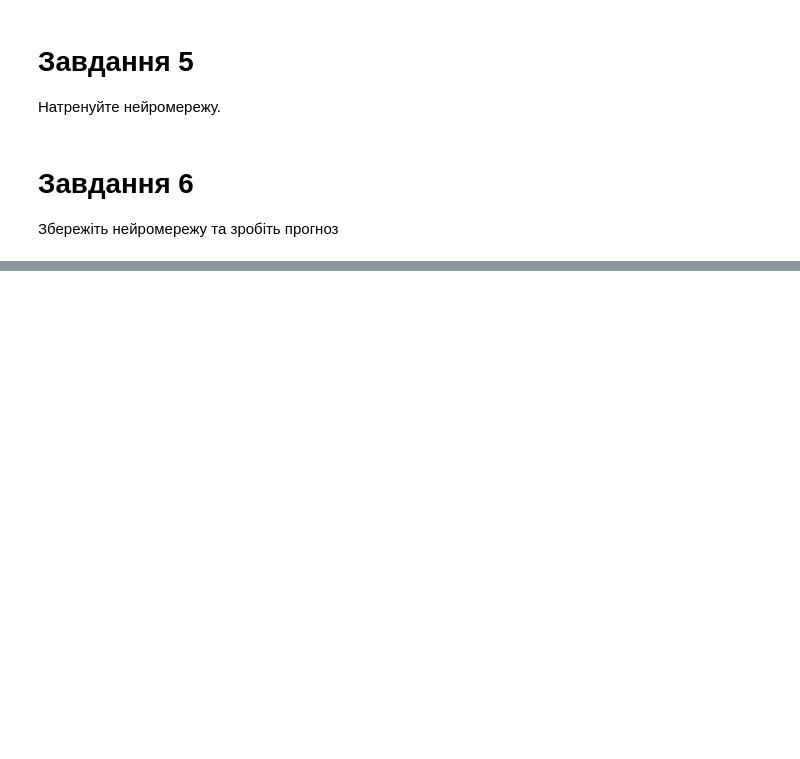
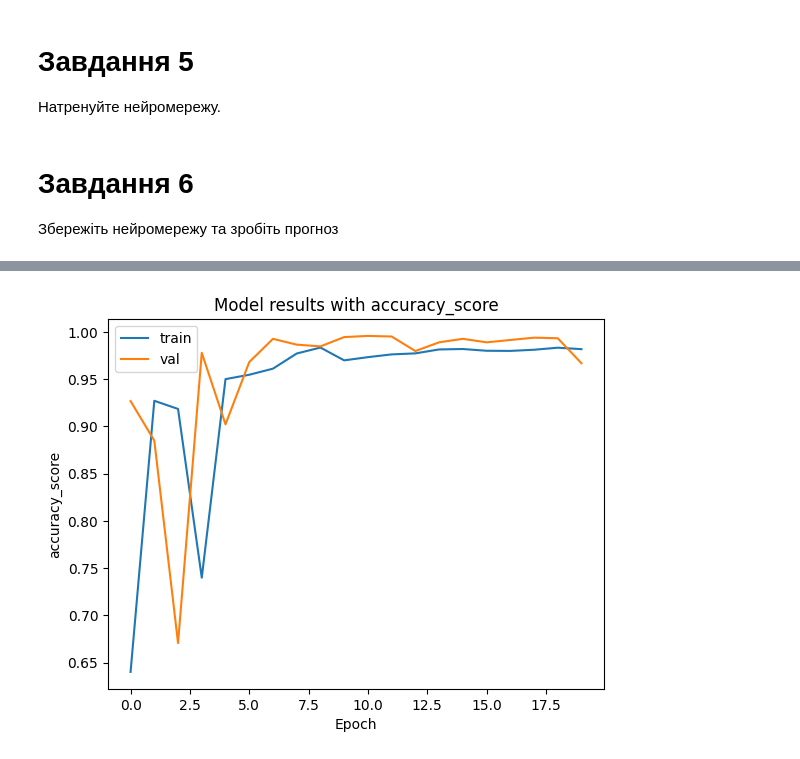
Before and after one commit to IrynaBarnych/AI14, a Jupyter notebook: module4/ДЗ_14.ipynb, the cells around one changed output, grey strips where cells are left out. Saved outputs shown, nothing was run; the diff lists cells and outputs as text; code cells hidden in the pictures; blank space fills up the shorter version.

```diff
--- a/module4/ДЗ_14.ipynb
+++ b/module4/ДЗ_14.ipynb
@@ -61,0 +482,4 @@ df.head()
+# %%
+plot_metric(history, 'accuracy_score')
+# %% [output]
+[figure, added]
```
Also changed, not shown: parts of 17 cells of this notebook.
